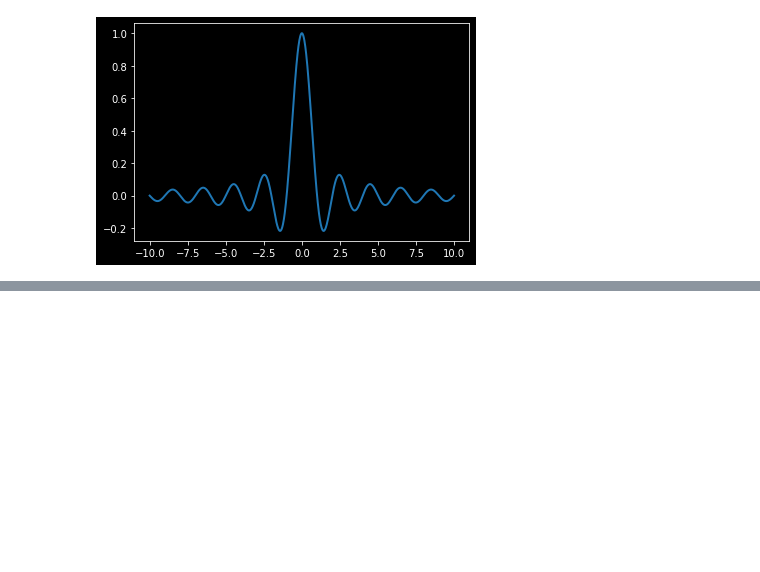
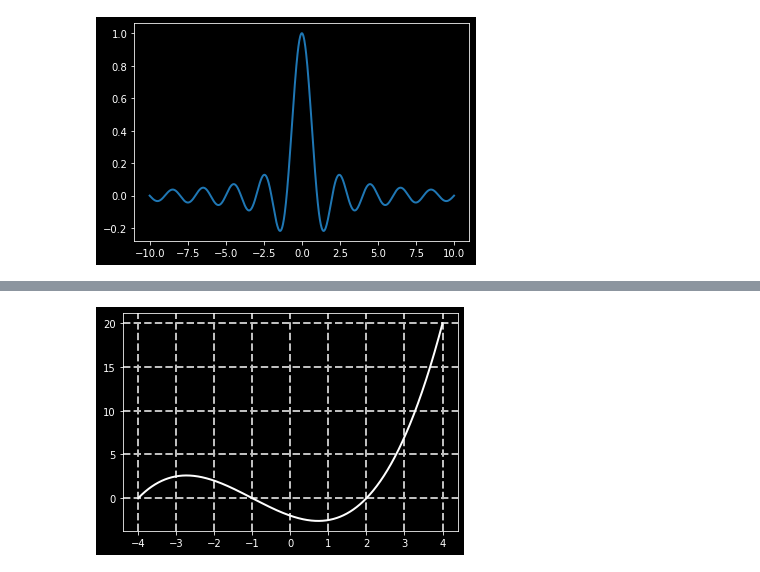
Before and after one commit to EdGlez/Data-visualization, a Jupyter notebook: For data visualization.ipynb, the cells around one changed output, grey strips where cells are left out. Saved outputs shown, nothing was run; the diff lists cells and outputs as text; code cells hidden in the pictures; blank space fills up the shorter version.

```diff
--- a/For data visualization.ipynb
+++ b/For data visualization.ipynb
@@ -265,0 +275,9 @@ plt.savefig('graph.png', c = 'k')
+# %%
+#Adding a grid to a chart
+X = np.linspace(-4, 4, 1024)
+Y = .25 * (X + 4.) * (X + 1.) * (X - 2.)
+plt.plot(X, Y, c = 'w')
+plt.grid(True, lw = 2, ls = '--', c = '.75')
+plt.show()
+# %% [output]
+[figure, added]
```
Also changed, not shown: parts of 8 cells of this notebook.
